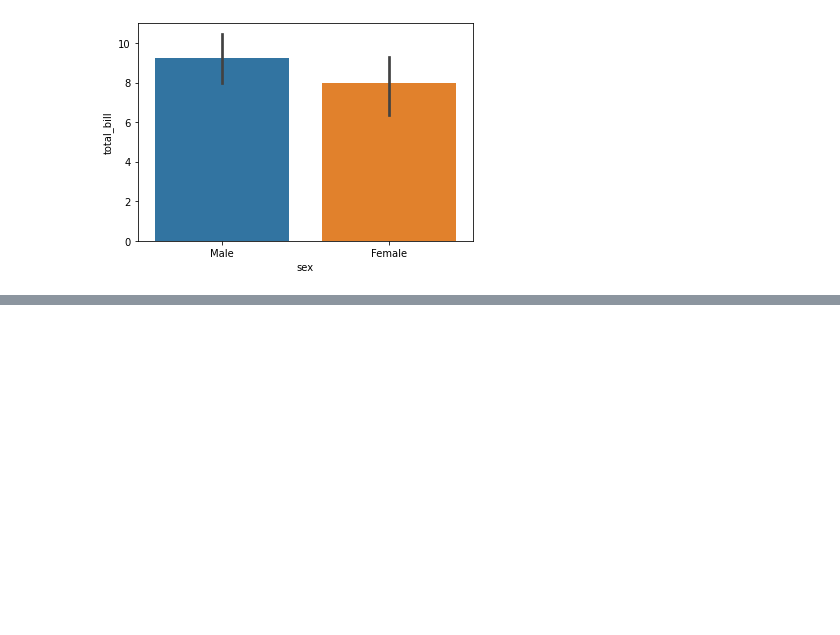
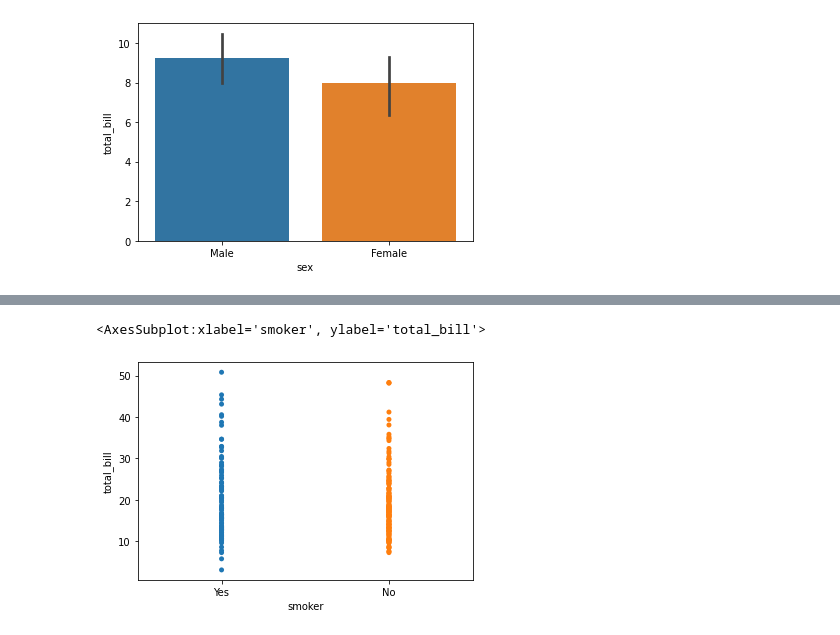
Before and after one commit to itsregalo/DS-ML, a Jupyter notebook: Seaborn/CategoricalPlots.ipynb, the cells around one changed output, grey strips where cells are left out. Drawn from its saved outputs; the diff is of its cells as text; code cells hidden in the pictures; blank space fills up the shorter version.

```diff
--- a/Seaborn/CategoricalPlots.ipynb
+++ b/Seaborn/CategoricalPlots.ipynb
@@ -40,2 +64,5 @@ sns.stripplot(x='day', y='total_bill', data=tips, jitter=False)
 # %%
-sns.stripplot()
+sns.stripplot(x='smoker', y='total_bill', data=tips, jitter=False)
+# %% [output]
+<AxesSubplot:xlabel='smoker', ylabel='total_bill'>
+[figure, added]
```
Also changed, not shown: parts of 9 cells of this notebook, 1 other file.
